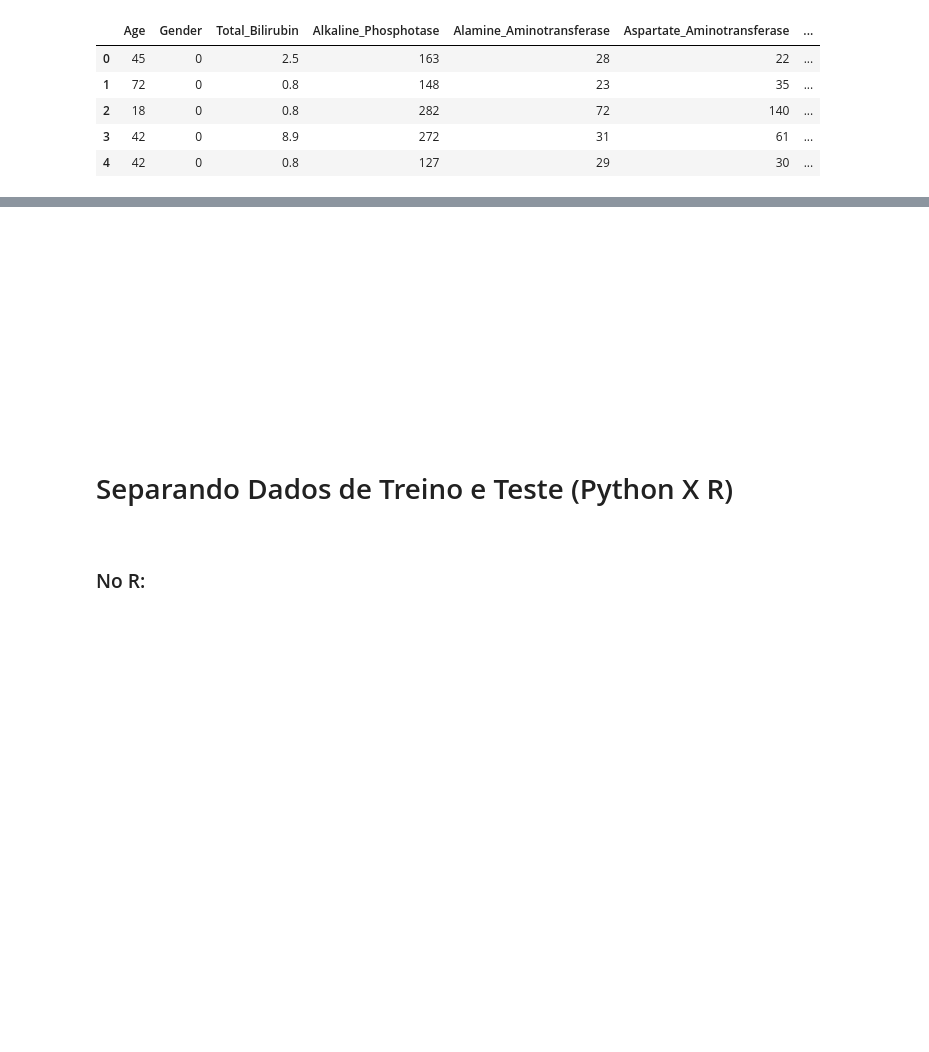
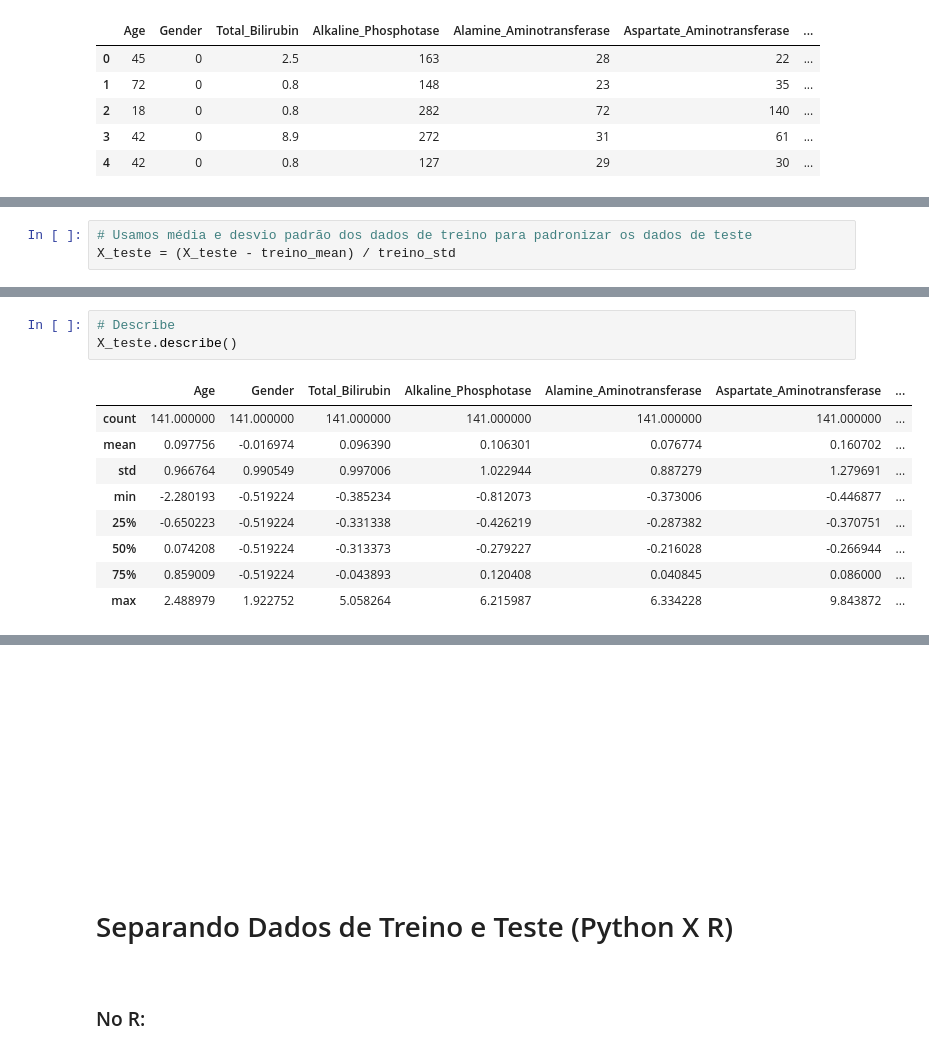
Before and after one commit to EduardoBran/Python_-_Machine_Learning, a Jupyter notebook: 01-Mini-Projeto_-_Construcao_Treinamento_Avaliacao_e_Selecao_de_Modelos_Para_Classificacao.ipynb, the cells around one changed output, grey strips where cells are left out. Saved outputs shown, nothing was run; the diff lists cells and outputs as text; blank space fills up the shorter version.

```diff
--- a/01-Mini-Projeto_-_Construcao_Treinamento_Avaliacao_e_Selecao_de_Modelos_Para_Classificacao.ipynb
+++ b/01-Mini-Projeto_-_Construcao_Treinamento_Avaliacao_e_Selecao_de_Modelos_Para_Classificacao.ipynb
@@ -1071,0 +1108,3 @@ dtype: float64
+# %%
+# Usamos média e desvio padrão dos dados de treino para padronizar os dados de teste
+X_teste = (X_teste - treino_mean) / treino_std
@@ -1071,0 +1119,13 @@ dtype: float64
+# %%
+# Describe
+X_teste.describe()
+# %% [output]
+|  | Age | Gender | Total_Bilirubin | Alkaline_Phosphotase | Alamine_Aminotransferase | Aspartate_Aminotransferase | ... |
+| count | 141.000000 | 141.000000 | 141.000000 | 141.000000 | 141.000000 | 141.000000 | ... |
+| mean | 0.097756 | -0.016974 | 0.096390 | 0.106301 | 0.076774 | 0.160702 | ... |
+| std | 0.966764 | 0.990549 | 0.997006 | 1.022944 | 0.887279 | 1.279691 | ... |
+| min | -2.280193 | -0.519224 | -0.385234 | -0.812073 | -0.373006 | -0.446877 | ... |
+| 25% | -0.650223 | -0.519224 | -0.331338 | -0.426219 | -0.287382 | -0.370751 | ... |
+| 50% | 0.074208 | -0.519224 | -0.313373 | -0.279227 | -0.216028 | -0.266944 | ... |
+| 75% | 0.859009 | -0.519224 | -0.043893 | 0.120408 | 0.040845 | 0.086000 | ... |
+| max | 2.488979 | 1.922752 | 5.058264 | 6.215987 | 6.334228 | 9.843872 | ... |
```
Also changed, not shown: parts of 25 cells of this notebook, 1 other file.
